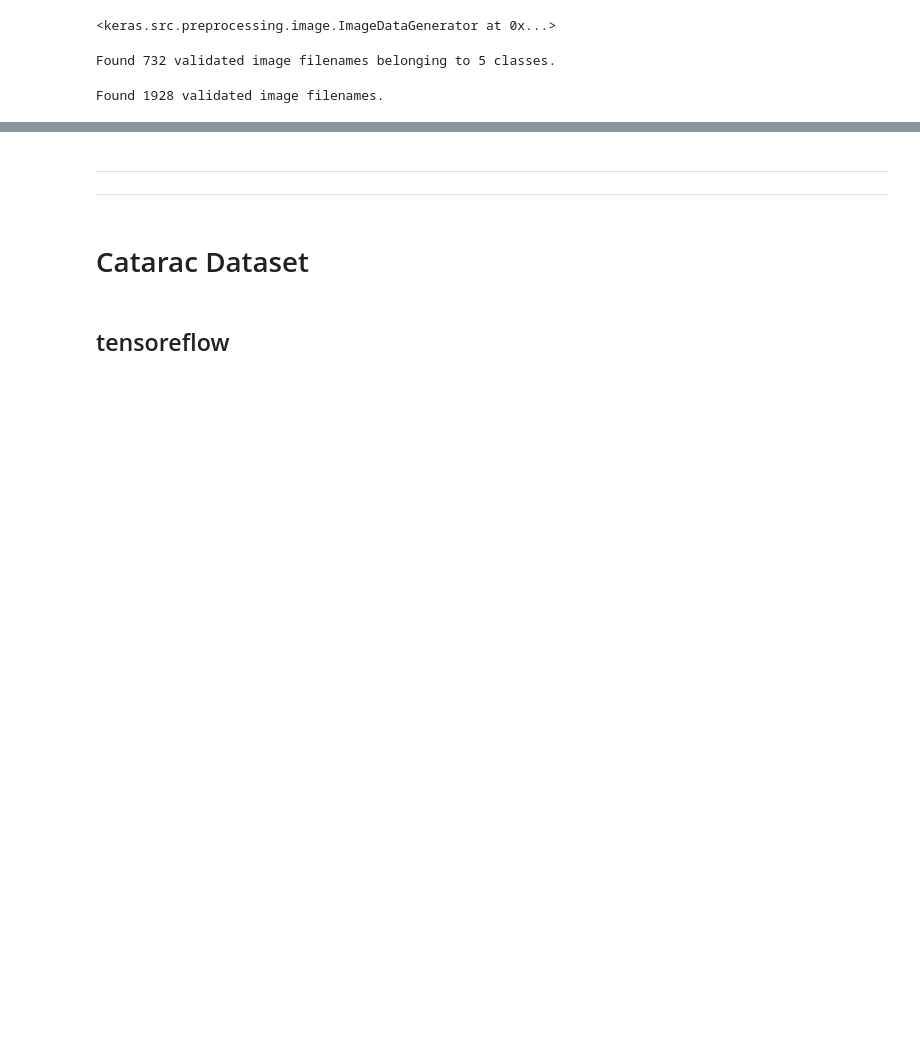
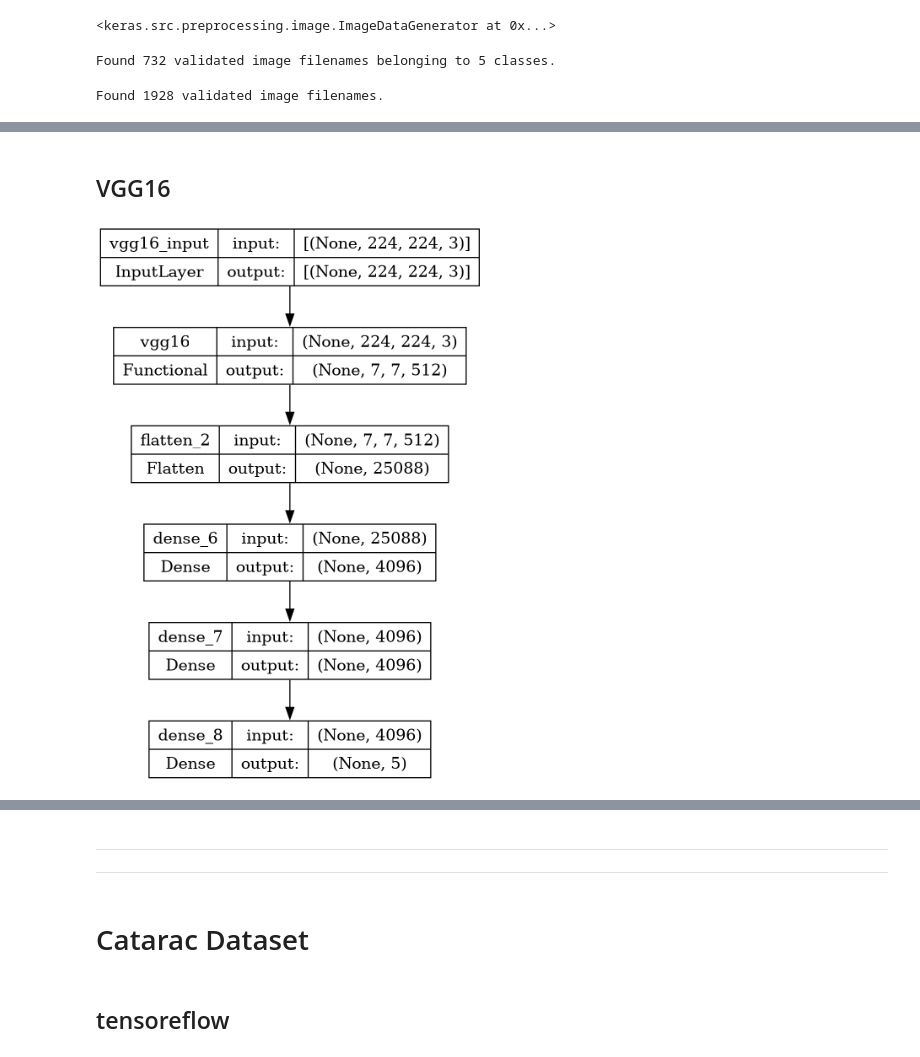
Before and after one commit to RafsanJany-44/ARC_DEEP, a Jupyter notebook: retina-initial.ipynb, the cells around one changed output, grey strips where cells are left out. Cells and saved outputs as stored; diff of their text form; code cells hidden in the pictures; blank space fills up the shorter version.

```diff
--- a/retina-initial.ipynb
+++ b/retina-initial.ipynb
@@ -154,3 +147,30 @@ plt.plot(history.history['loss'], label = 'training loss')
 plt.plot(history.history['accuracy'], label = 'training accuracy')
 plt.grid(True)
 plt.legend()
+# %% [markdown]
+## VGG16
+# %%
+import tensorflow as tf
+from tensorflow.keras import layers, models
+
+vgg_model = tf.keras.applications.VGG16(weights='imagenet', include_top=False, input_shape=(224, 224, 3))
+
+# Freeze convolutional layers
+for layer in vgg_model.layers:
+    layer.trainable = False
+
+model = models.Sequential()
+model.add(vgg_model)
+model.add(layers.Flatten())
+model.add(layers.Dense(4096, activation='relu'))
+model.add(layers.Dense(4096, activation='relu'))
+model.add(layers.Dense(5, activation='softmax'))  # Adjust the number of output classes
+# %%
+model.compile(optimizer='adam',
+              loss='categorical_crossentropy',
+              metrics=['accuracy'])
+# %%
+from tensorflow.keras.utils import plot_model
+plot_model(model, to_file='convnet.png', show_shapes=True,show_layer_names=True)
+# %% [output]
+[figure, added]
```
Also changed, not shown: parts of 16 cells of this notebook.
